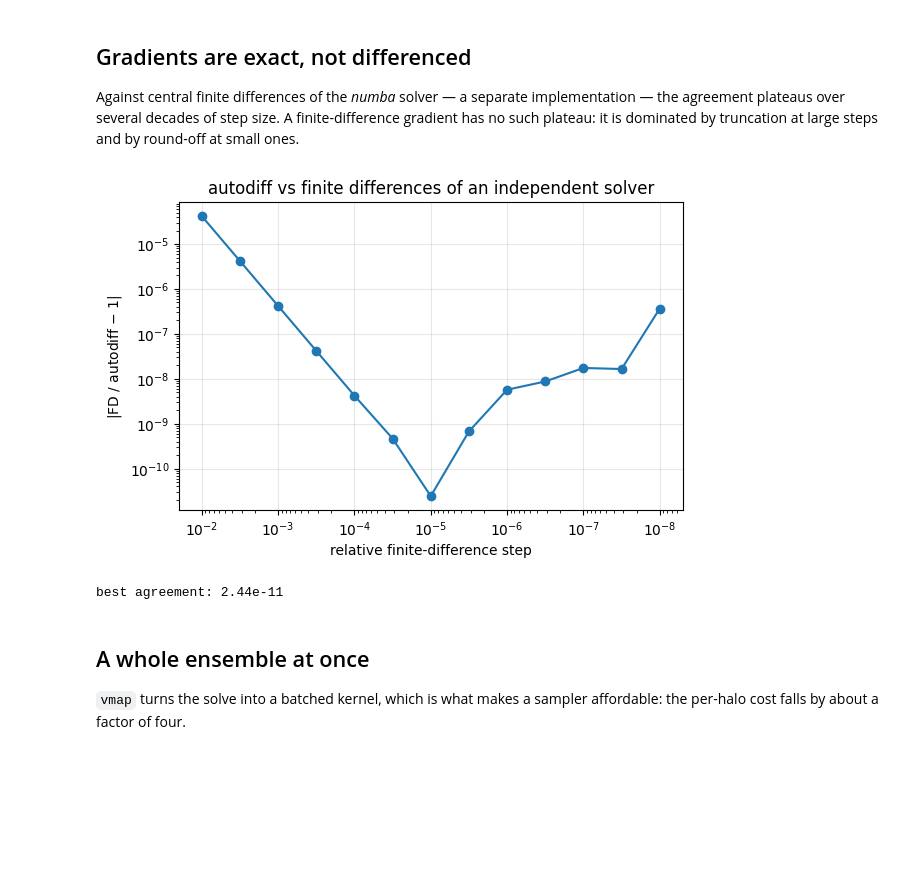
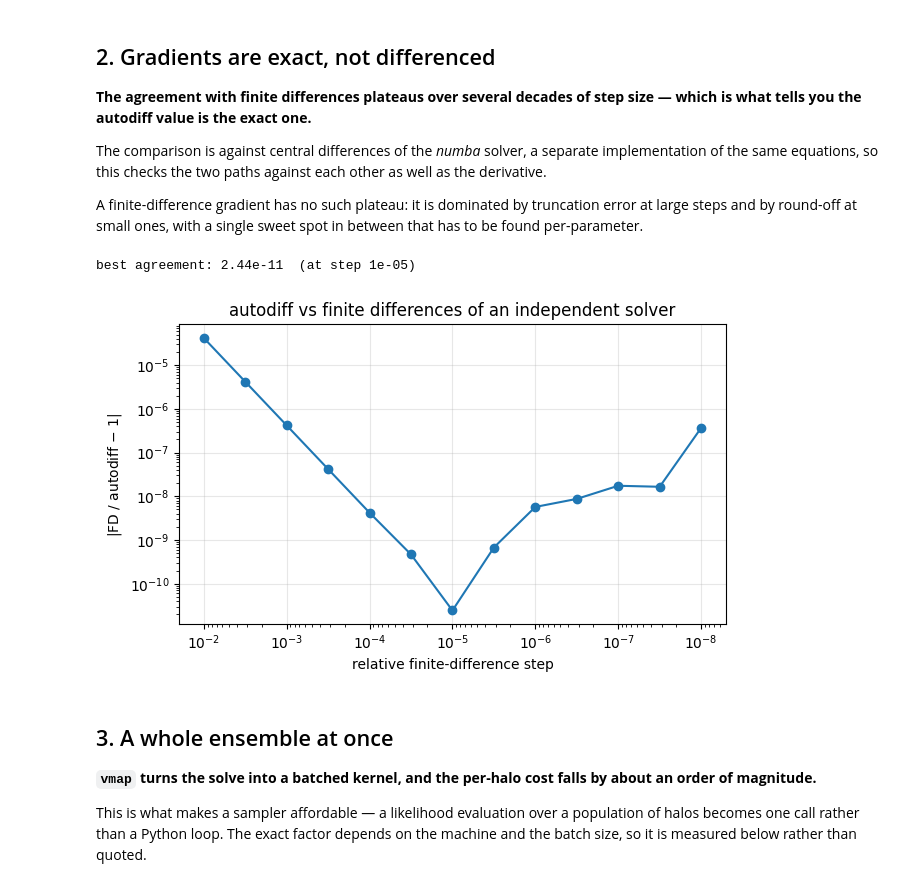
Before and after one commit to sgpfaff/jeans, a Jupyter notebook: examples/jeanie_differentiable.ipynb, the cells around one changed output. Saved outputs shown, nothing was run; the diff lists cells and outputs as text; code cells hidden in the pictures; blank space fills up the shorter version.

```diff
--- a/examples/jeanie_differentiable.ipynb
+++ b/examples/jeanie_differentiable.ipynb
@@ -50,41 +83,65 @@ for i, nm in enumerate(names):
 # %% [markdown]
-## Gradients are exact, not differenced
+## 2. Gradients are exact, not differenced
 
-Against central finite differences of the *numba* solver — a separate
-implementation — the agreement plateaus over several decades of step size.
+**The agreement with finite differences plateaus over several decades of step
+size — which is what tells you the autodiff value is the exact one.**
+
+The comparison is against central differences of the *numba* solver, a separate
+implementation of the same equations, so this checks the two paths against each
+other as well as the derivative.
+
 A finite-difference gradient has no such plateau: it is dominated by truncation
-at large steps and by round-off at small ones.
+error at large steps and by round-off at small ones, with a single sweet spot
+in between that has to be found per-parameter.
 # %%
 from jeanie.solver import solve_spherical
+
 GN = 4.302e-6
 
+
 def numba_log_r0(q):
+    """log r0 from the independent numba solver, for finite differencing."""
     M200, c, r1, Md, a, b = [float(v) for v in q]
     rho1, M1 = [float(v) for v in nfw_boundary(M200, c, r1)]
     pb = lambda r, th: -GN * Md / np.sqrt(
-        r ** 2 * np.sin(th) ** 2 + (a + np.sqrt(b ** 2 + r ** 2 * np.cos(th) ** 2)) ** 2)
+        r ** 2 * np.sin(th) ** 2
+        + (a + np.sqrt(b ** 2 + r ** 2 * np.cos(th) ** 2)) ** 2)
     return np.log(solve_spherical(r1, rho1, M1, Phi_b=pb).r0)
 
-k = 1                                   # concentration
+
+k = NAMES.index("c")                      # differentiate with respect to concentration
 exact = float(jac[0, k])
+
 steps = np.logspace(-2, -8, 13)
 errs = []
 for s in steps:
-    d = np.zeros(6); d[k] = s * float(p[k])
-    fd = (numba_log_r0(np.asarray(p) + d) - numba_log_r0(np.asarray(p) - d)) / (2 * d[k])
+    d = np.zeros(6)
+    d[k] = s * float(p[k])
+    fd = (numba_log_r0(np.asarray(p) + d)
+          - numba_log_r0(np.asarray(p) - d)) / (2 * d[k])
     errs.append(abs(fd / exact - 1.0))
-
-plt.figure(figsize=(6.5, 4))
-plt.loglog(steps, errs, 'o-', c='C0')
-plt.xlabel('relative finite-difference step'); plt.ylabel('|FD / autodiff $-$ 1|')
-plt.title('autodiff vs finite differences of an independent solver')
-plt.grid(alpha=0.3); plt.gca().invert_xaxis(); plt.show()
-print(f"best agreement: {min(errs):.2e}")
+errs = np.array(errs)
-# %% [output]
-[figure, removed]
-best agreement: 2.44e-11
+# %%
+fig, ax = plt.subplots(figsize=(6.5, 4))
+ax.loglog(steps, errs, "o-", c="C0")
+ax.invert_xaxis()
+ax.set(xlabel="relative finite-difference step",
+       ylabel=r"|FD / autodiff $-$ 1|",
+       title="autodiff vs finite differences of an independent solver")
+ax.grid(alpha=0.3)
+fig.tight_layout()
+
+print(f"best agreement: {errs.min():.2e}  (at step {steps[errs.argmin()]:.0e})")
+# %% [output]
+best agreement: 2.44e-11  (at step 1e-05)
+[figure, added]
 # %% [markdown]
-## A whole ensemble at once
+## 3. A whole ensemble at once
 
-`vmap` turns the solve into a batched kernel, which is what makes a sampler
-affordable: the per-halo cost falls by about a factor of four.
+**`vmap` turns the solve into a batched kernel, and the per-halo cost falls by
+about an order of magnitude.**
+
+This is what makes a sampler affordable — a likelihood evaluation over a
+population of halos becomes one call rather than a Python loop. The exact
+factor depends on the machine and the batch size, so it is measured below
+rather than quoted.
```
Also changed, not shown: parts of 18 cells of this notebook, 3 other files.
